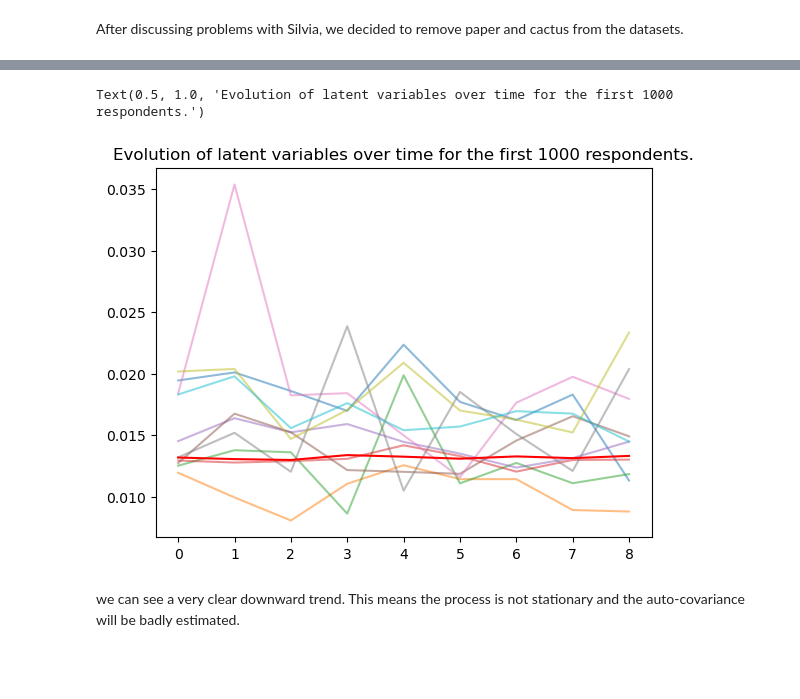
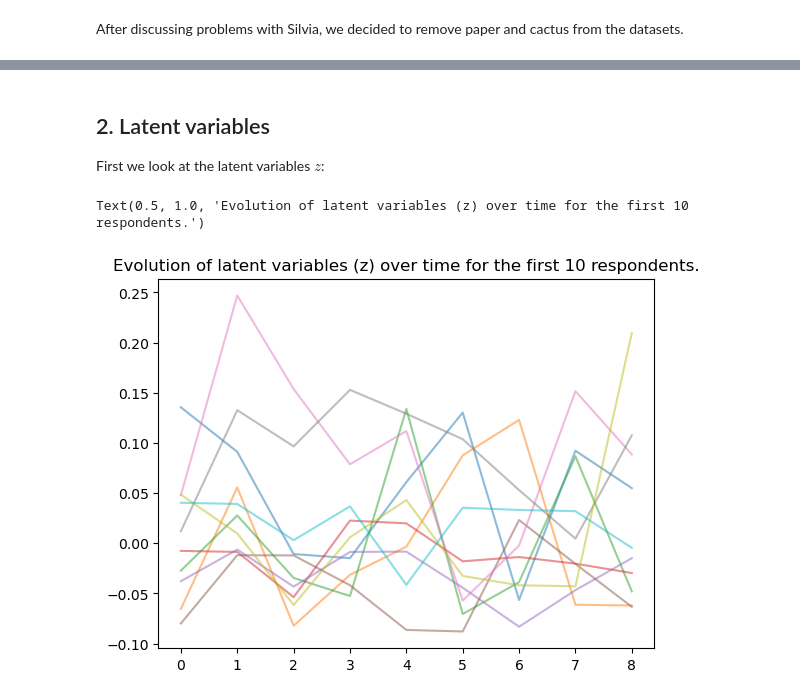
Before and after one commit to wiwh/gllvmprime, a Jupyter notebook: studies/HRS/VARGLLVM/HRS_VARGLLVM.ipynb, the cells around one changed output, grey strips where cells are left out. Saved outputs shown, nothing was run; the diff lists cells and outputs as text; code cells hidden in the pictures; blank space fills up the shorter version.

```diff
--- a/studies/HRS/VARGLLVM/HRS_VARGLLVM.ipynb
+++ b/studies/HRS/VARGLLVM/HRS_VARGLLVM.ipynb
@@ -460,0 +357,9 @@ plot_param_evolution(all_params)
+# %%
+# Load model
+model.load_state_dict(torch.load('model1_onlypoisson_all_decoder.pth'))
+encoder.load_state_dict(torch.load('model1_onlypoisson_all_encoder.pth'))
+
+# Iterative imputations of missing values
+with torch.no_grad():
+    for i in range(10):
+        data_true['y'] = VARGLLVM.impute_values(model, encoder, data_true['y'], data_true['mask'], data_true['x'], impute_with = None)
@@ -488,9 +405,11 @@ plt.show()
+# %% [markdown]
+## 2. Latent variables
+
+First we look at the latent variables $z$:
 # %%
 plt.plot(model.VAR1(encoded_epsilon)[:10,:,0].detach().T, alpha=.5)
-plt.plot(torch.mean(model.VAR1(encoded_epsilon)[:1000,:,0].detach().T, dim=1).unsqueeze(1), color="red")
-plt.title("Evolution of latent variables over time for the first 1000 respondents.")
+# plt.plot(torch.mean(model.VAR1(encoded_epsilon)[:,:,0].detach().T, dim=1).unsqueeze(1), color="red")
+plt.title("Evolution of latent variables (z) over time for the first 10 respondents.")
 # %% [output]
-Text(0.5, 1.0, 'Evolution of latent variables over time for the first 1000 respondents.')
+Text(0.5, 1.0, 'Evolution of latent variables (z) over time for the first 10 respondents.')
-[figure, old version]
+[figure, new version]
-# %% [markdown]
-we can see a very clear downward trend. This means the process is not stationary and the auto-covariance will be badly estimated.
```
Also changed, not shown: parts of 39 cells of this notebook, 5 other files.
